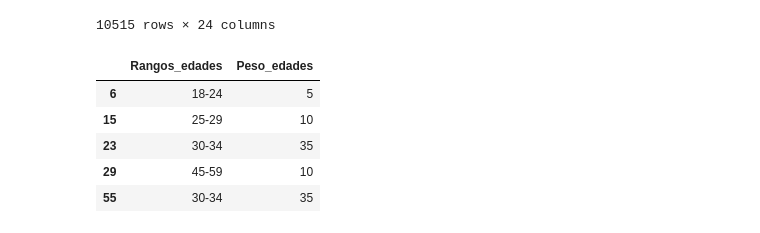
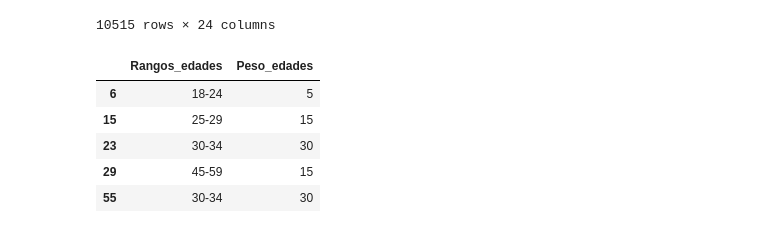
Before and after one commit to Karimme-T/Modelo-de-Puntuacion-Crediticia, a Jupyter notebook: Modelo_1.ipynb, the cells around one changed output. Cells and saved outputs as stored; diff of their text form; code cells hidden in the pictures.

```diff
--- a/Modelo_1.ipynb
+++ b/Modelo_1.ipynb
@@ -122,41 +122,41 @@ df_limpia
 
 rangos_edades = [18, 25, 30, 35, 45, 60, 70, 90]
 rangos_labels = ['18-24', '25-29', '30-34', '35-44', '45-59', '60-69', '70-90']
 pesos_edades = {
     '18-24': 5,
-    '25-29': 10,
-    '30-34': 35,
-    '35-44': 30,
-    '45-59': 10,
+    '25-29': 15,
+    '30-34': 30,
+    '35-44': 25,
+    '45-59': 15,
     '60-69': 5,
     '70-90': 5
 }
 
 def edades(df, drop_original=True, pesos=True):
     datos = df.copy()
     edad = pd.to_numeric(datos['Age'], errors='coerce')
     datos['Rangos_edades'] = pd.cut(
         edad, bins=rangos_edades, labels=rangos_labels, right=False, include_lowest=True
     ).astype('category')
 
     if pesos:
         datos['Peso_edades'] = datos['Rangos_edades'].map(pesos_edades).astype('Int64')
 
     if drop_original:
         datos = datos.drop(columns=['Age'])
 
     return datos
 
 
 df_limpia = edades(df_limpia, drop_original=True, pesos=True)
 df_limpia[['Rangos_edades', 'Peso_edades']].head()
 # %% [output]
 |  | Rangos_edades | Peso_edades |
 | 6 | 18-24 | 5 |
-| 15 | 25-29 | 10 |
-| 23 | 30-34 | 35 |
-| 29 | 45-59 | 10 |
-| 55 | 30-34 | 35 |
+| 15 | 25-29 | 15 |
+| 23 | 30-34 | 30 |
+| 29 | 45-59 | 15 |
+| 55 | 30-34 | 30 |
 # %%
 # Normalización de todas las columnas que tienen texto
 
```
Also changed, not shown: parts of 10 cells of this notebook.
